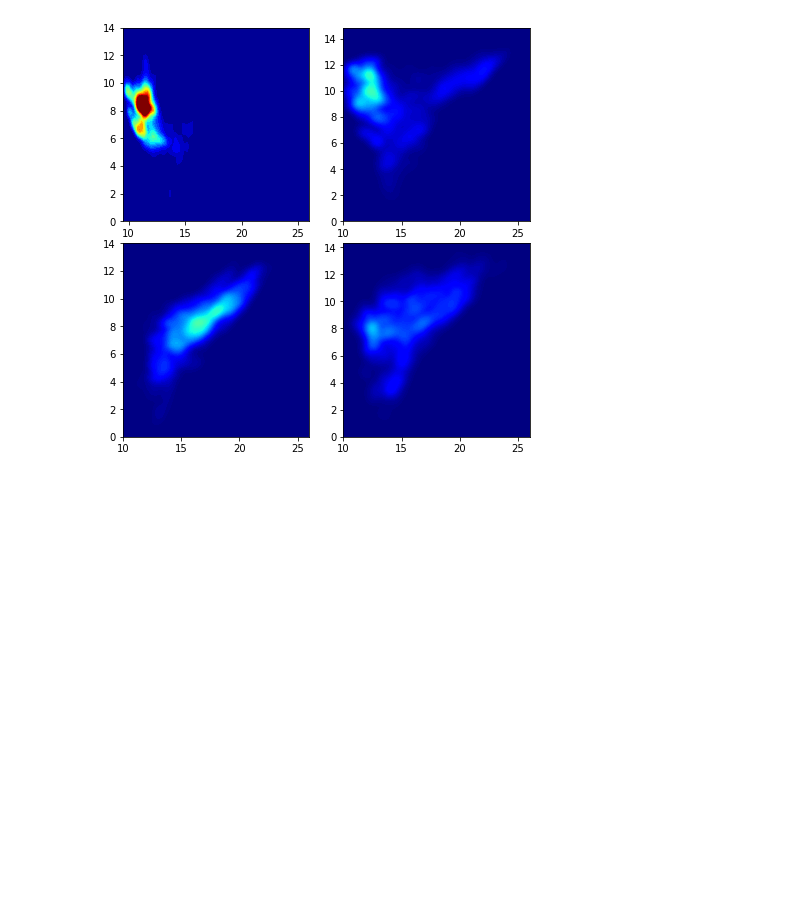
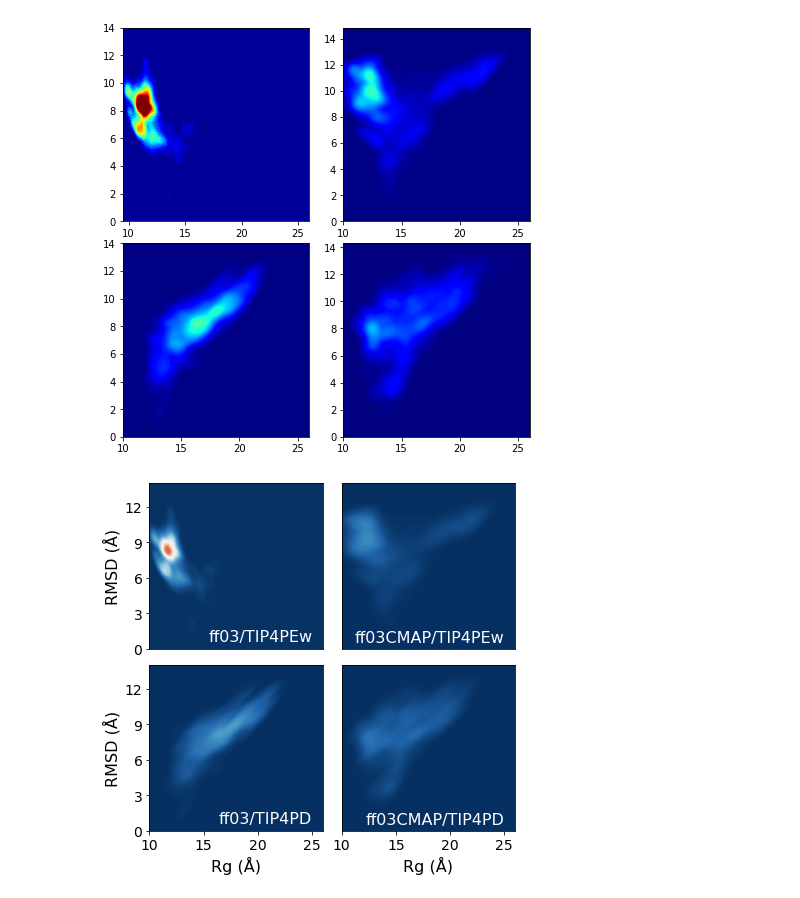
Before and after one commit to Zuricho/My_Lab, a Jupyter notebook: Figure_ipynb/RMSD_Rg_2LID/Landscape_2lid.ipynb, the cells around one changed output. Saved outputs shown, nothing was run; the diff lists cells and outputs as text; code cells hidden in the pictures; blank space fills up the shorter version.

```diff
--- a/Figure_ipynb/RMSD_Rg_2LID/Landscape_2lid.ipynb
+++ b/Figure_ipynb/RMSD_Rg_2LID/Landscape_2lid.ipynb
@@ -112,3 +98,81 @@ plt.savefig("RMSD_Rg_2lid.png",dpi=200)
 plt.show()
 # %% [output]
 [figure]
+# %%
+plt.subplots(figsize=(6,5.7))
+
+plt.subplot(221)
+sns.kdeplot(Rg_data_EW,
+            RMSD_data_EW,
+            cut=0,
+            thresh=0,
+            n_levels=50,
+            shade=True,
+            cmap="RdBu_r",
+            vmax=0.3)
+plt.text(x=25,y=1,s="ff03/TIP4PEw",fontsize=16,color="white",ha="right",va="center")
+plt.xticks([])
+plt.yticks(fontsize=14)
+plt.ylabel("RMSD (Å)",fontsize=16)
+plt.yticks(np.arange(0,14,3),fontsize=14)
+#plt.xlim(10,25)
+
+
+plt.subplot(222)
+sns.kdeplot(Rg_data_EW_CMAP,
+            RMSD_data_EW_CMAP,
+            cut=0,
+            thresh=0,
+            n_levels=50,
+            shade=True,
+            cmap="RdBu_r",
+            vmax=0.3)
+
+plt.text(x=25,y=1,s="ff03CMAP/TIP4PEw",fontsize=16,color="white",ha="right",va="center")
+plt.xticks([])
+plt.yticks([])
+#plt.xlim(10,25)
+
+
+plt.subplot(223)
+sns.kdeplot(Rg_data_D,
+            RMSD_data_D,
+            cut=0,
+            thresh=0,
+            n_levels=50,
+            shade=True,
+            cmap="RdBu_r",
+            vmax=0.3)
+
+plt.text(x=25,y=1,s="ff03/TIP4PD",fontsize=16,color="white",ha="right",va="center")
+plt.xlabel("Rg (Å)",fontsize=16)
+plt.ylabel("RMSD (Å)",fontsize=16)
+plt.yticks(np.arange(0,14,3),fontsize=14)
+plt.xticks(np.arange(10,26,5),fontsize=14)
+#plt.xlim(10,25)
+
+
+plt.subplot(224)
+sns.kdeplot(Rg_data_D_CMAP,
+            RMSD_data_D_CMAP,
+            cut=0,
+            thresh=0,
+            n_levels=50,
+            shade=True,
+            cmap="RdBu_r",
+            vmax=0.3)
+
+plt.text(x=25,y=1,s="ff03CMAP/TIP4PD",fontsize=16,color="white",ha="right",va="center")
+plt.yticks([])
+plt.xlabel("Rg (Å)",fontsize=16)
+plt.xticks(np.arange(10,26,5),fontsize=14)
+#plt.xlim(10,25)
+
+
+plt.tight_layout(pad=1,h_pad=0.8)
+
+plt.savefig("RMSD_Rg_2lid.png",dpi=200)
+
+plt.show()
+# %% [output]
+[figure, added]
```
Also changed, not shown: parts of 3 cells of this notebook, 31 other files.
